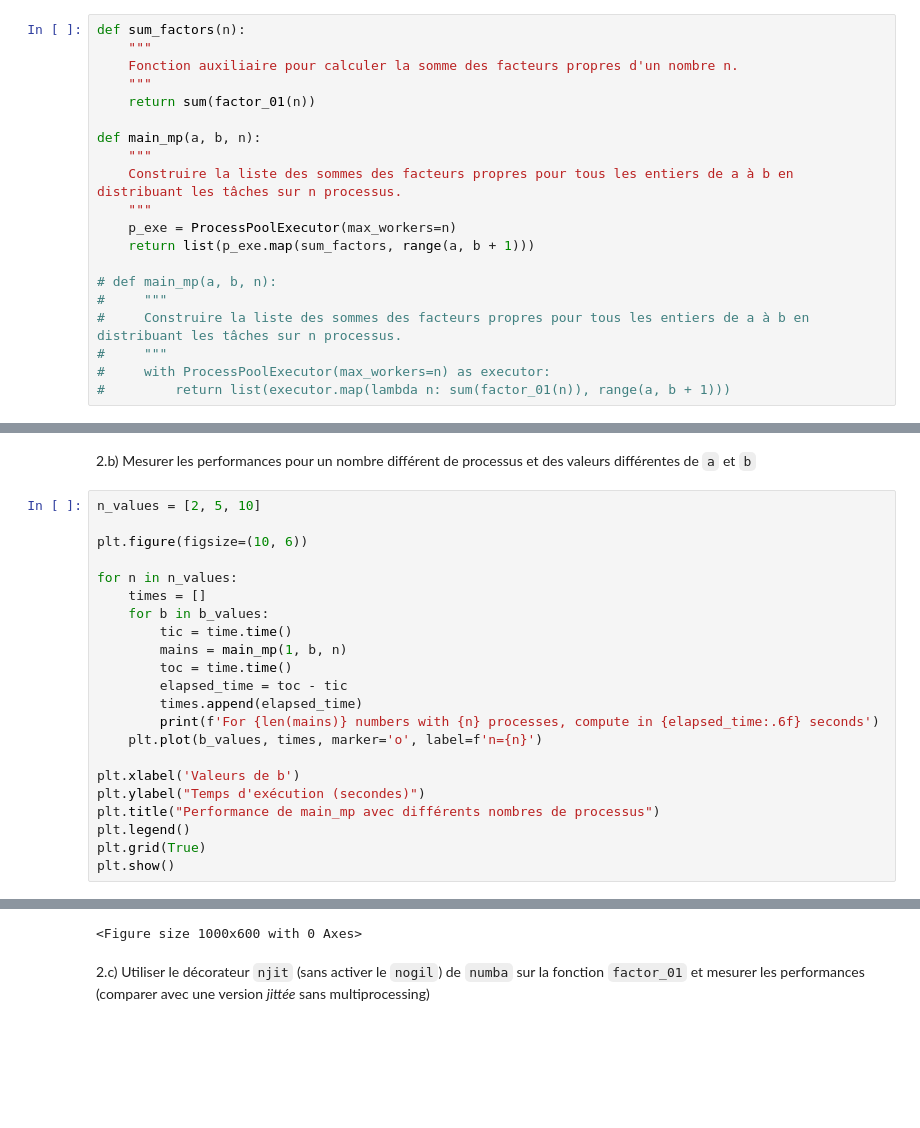
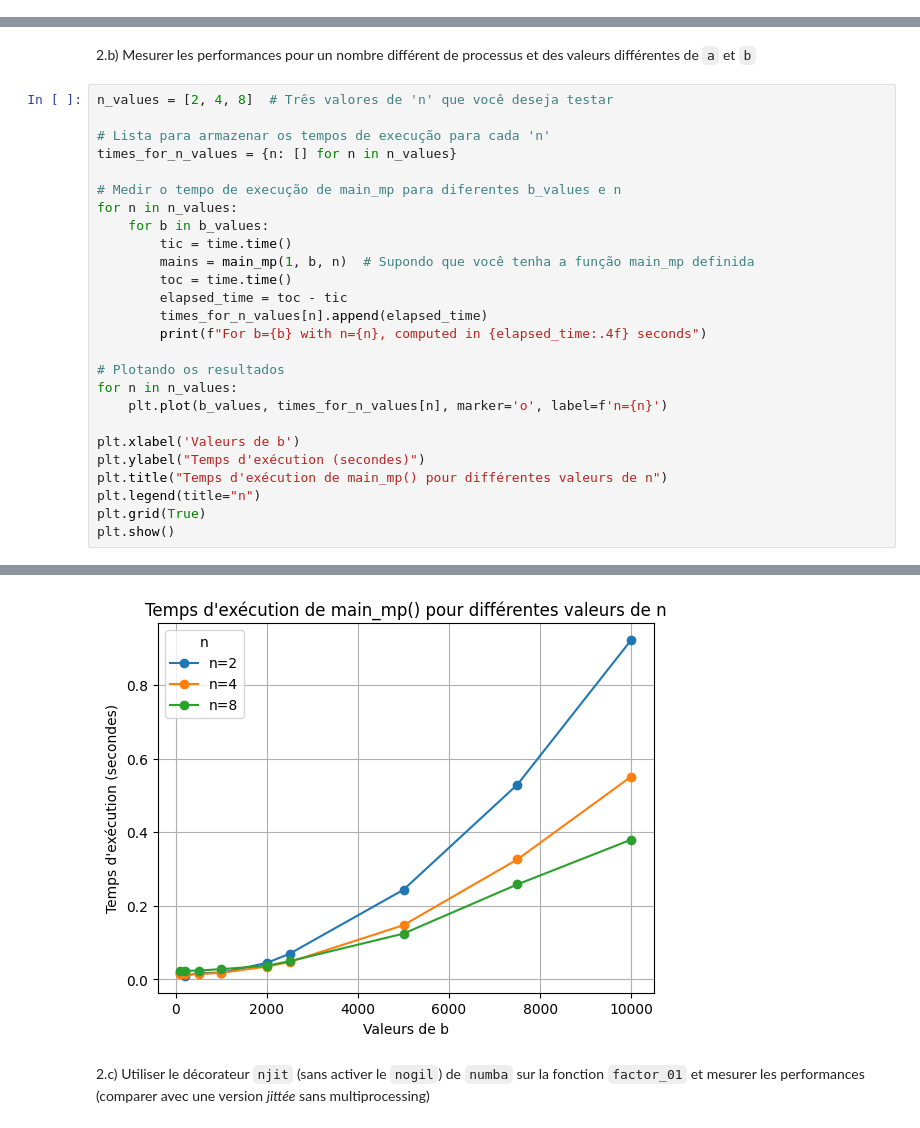
Before and after one commit to RodrigoFernandes-DA/TPs_Univ, a Jupyter notebook: Architectures et Technologies en Sciences des Données/M1SD-TP02-Multitasking-Ex02-factor.ipynb, the cells around one changed output, grey strips where cells are left out. Drawn from its saved outputs; the diff is of its cells as text; blank space fills up the shorter version.

```diff
--- a/Architectures et Technologies en Sciences des Données/M1SD-TP02-Multitasking-Ex02-factor.ipynb
+++ b/Architectures et Technologies en Sciences des Données/M1SD-TP02-Multitasking-Ex02-factor.ipynb
@@ -104,23 +104,3 @@ For 10000 numbers, compute in 3.606520414352417 seconds
 ## 2 - Multiprocessing
 
 2.a) Sur la base de `main_map`, écrire une fonction `main_mp` qui dispatche les tâches effectuées par le `map` entre les différents processus d’un pool de `n` processus, `n` donné en argument de la fonction `main_mp`
-# %%
-def sum_factors(n):
-    """
-    Fonction auxiliaire pour calculer la somme des facteurs propres d'un nombre n.
-    """
-    return sum(factor_01(n))
-
-def main_mp(a, b, n):
-    """
-    Construire la liste des sommes des facteurs propres pour tous les entiers de a à b en distribuant les tâches sur n processus.
-    """
-    p_exe = ProcessPoolExecutor(max_workers=n)
-    return list(p_exe.map(sum_factors, range(a, b + 1)))
-
-# def main_mp(a, b, n):
-#     """
-#     Construire la liste des sommes des facteurs propres pour tous les entiers de a à b en distribuant les tâches sur n processus.
-#     """
-#     with ProcessPoolExecutor(max_workers=n) as executor:
-#         return list(executor.map(lambda n: sum(factor_01(n)), range(a, b + 1)))
@@ -279,25 +138,29 @@ OSError: handle is closed
 # %% [markdown]
 2.b) Mesurer les performances pour un nombre différent de processus et des valeurs différentes de `a` et `b`
 # %%
-n_values = [2, 5, 10]
+n_values = [2, 4, 8]  # Três valores de 'n' que você deseja testar
 
-plt.figure(figsize=(10, 6))
+# Lista para armazenar os tempos de execução para cada 'n'
+times_for_n_values = {n: [] for n in n_values}
 
+# Medir o tempo de execução de main_mp para diferentes b_values e n
 for n in n_values:
-    times = []
     for b in b_values:
         tic = time.time()
-        mains = main_mp(1, b, n)
+        mains = main_mp(1, b, n)  # Supondo que você tenha a função main_mp definida
         toc = time.time()
         elapsed_time = toc - tic
-        times.append(elapsed_time)
-        print(f'For {len(mains)} numbers with {n} processes, compute in {elapsed_time:.6f} seconds')
-    plt.plot(b_values, times, marker='o', label=f'n={n}')
+        times_for_n_values[n].append(elapsed_time)
+        print(f"For b={b} with n={n}, computed in {elapsed_time:.4f} seconds")
+
+# Plotando os resultados
+for n in n_values:
+    plt.plot(b_values, times_for_n_values[n], marker='o', label=f'n={n}')
 
 plt.xlabel('Valeurs de b')
 plt.ylabel("Temps d'exécution (secondes)")
-plt.title("Performance de main_mp avec différents nombres de processus")
-plt.legend()
+plt.title("Temps d'exécution de main_mp() pour différentes valeurs de n")
+plt.legend(title="n")
 plt.grid(True)
 plt.show()
 # %% [output]
@@ -305,4 +184,4 @@ BrokenProcessPool: A process in the process pool was terminated abruptly while t
-<Figure size 1000x600 with 0 Axes>
+[figure, added]
 # %% [markdown]
 2.c) Utiliser le décorateur `njit` (sans activer le `nogil`) de `numba` sur la fonction `factor_01` et mesurer les performances (comparer avec une version *jittée* sans multiprocessing)
 # %%
```
Also changed, not shown: parts of 11 cells of this notebook, 4 other files.
